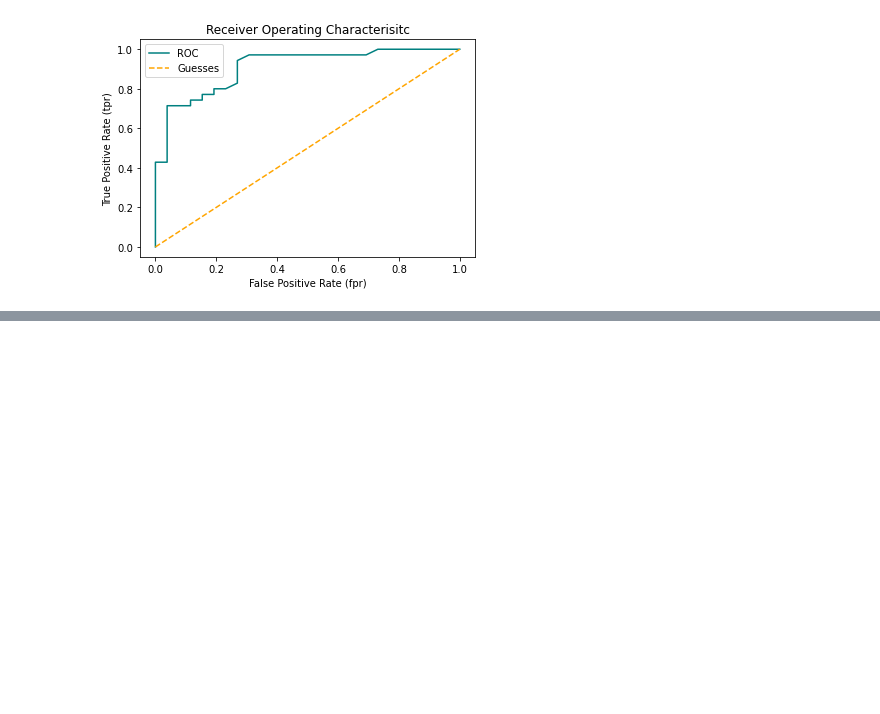
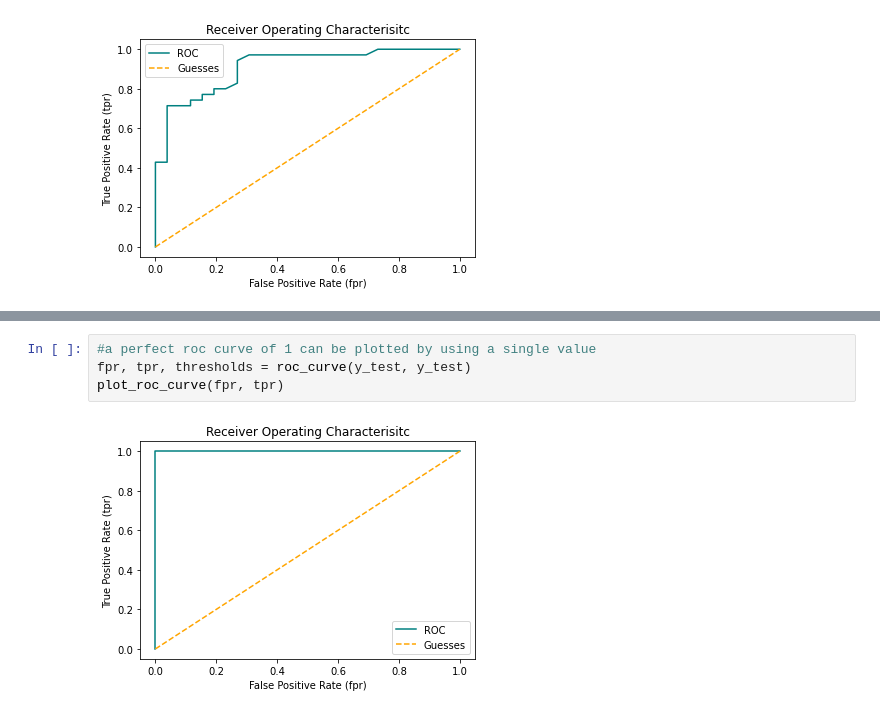
Before and after one commit to olu-folarin/ml-and-ds-ztm, a Jupyter notebook: intro-to-scikit-learn.ipynb, the cells around one changed output, grey strips where cells are left out. Drawn from its saved outputs; the diff is of its cells as text; blank space fills up the shorter version.

Commit message:
getting a perfect auc score by only passing 2 y_tests as arguments

```diff
--- a/intro-to-scikit-learn.ipynb
+++ b/intro-to-scikit-learn.ipynb
@@ -1401,0 +1399,6 @@ fpr, tpr, thresholds = roc_curve(y_test, y_test)
+# %%
+#a perfect roc curve of 1 can be plotted by using a single value
+fpr, tpr, thresholds = roc_curve(y_test, y_test)
+plot_roc_curve(fpr, tpr)
+# %% [output]
+[figure, added]
```
Also changed, not shown: parts of 3 cells of this notebook.
